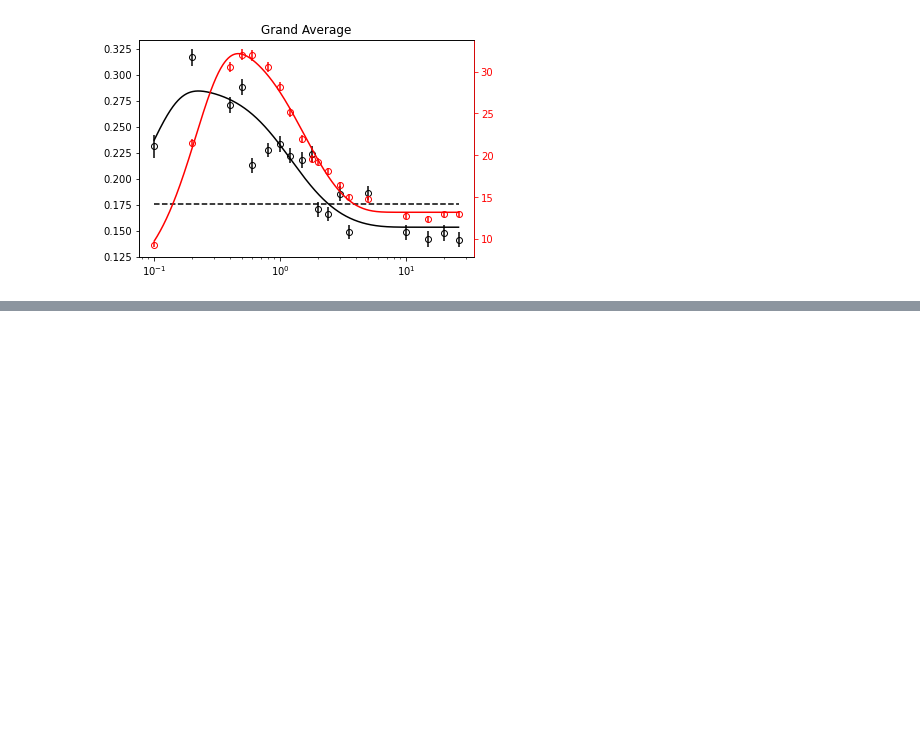
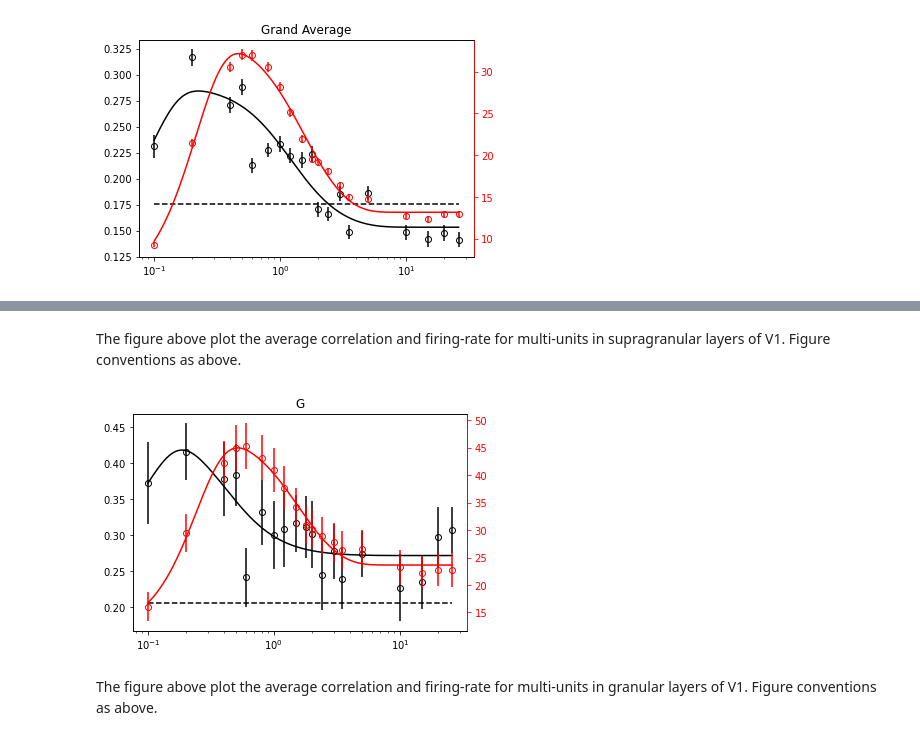
Before and after one commit to nurminenlab/variability-sizetuning-analysis, a Jupyter notebook: correlation-notebook-2022-01-20.ipynb, the cells around one changed output, grey strips where cells are left out. Drawn from its saved outputs; the diff is of its cells as text; code cells hidden in the pictures; blank space fills up the shorter version.

```diff
--- a/correlation-notebook-2022-01-20.ipynb
+++ b/correlation-notebook-2022-01-20.ipynb
@@ -145,0 +180,38 @@ The figure above plot the average correlation and firing-rate for all the 82 mul
+# %% [markdown]
+The figure above plot the average correlation and firing-rate for multi-units in supragranular layers of V1. Figure conventions as above.
+# %%
+# plot the average correlation and mean firing rate for granular layer units
+plt.figure(num='G')
+corrBSL_GG = params_df.groupby('layer_type')['gm_fit_correlation_BSL'].mean()['GG']
+ax4 = plt.subplot(1,1,1)
+ax4.title.set_text('G')
+ax4b = ax4.twinx()
+args = (diams_GG,rSC_mn_GG)
+bnds = np.array([[0.0001,0.0001,0,0,0],[30,30,100,100,None]]).T
+res  = basinhopping(cost_response,np.ones(5),minimizer_kwargs={'method': 'L-BFGS-B', 'args':args,'bounds':bnds},seed=1234)
+popt = res.x
+diams_tight = np.logspace(np.log10(diams_GG[0]),np.log10(diams_GG[-1]),1000)
+Chat = dalib.ROG(diams_tight,*popt)
+
+args = (diams_GG,gm_mn_GG)
+bnds = np.array([[0.0001,0.0001,0,0,0],[30,30,100,100,None]]).T
+res  = basinhopping(cost_response,np.ones(5),minimizer_kwargs={'method': 'L-BFGS-B', 'args':args,'bounds':bnds},seed=1234)
+popt = res.x
+diams_tight = np.logspace(np.log10(diams_GG[0]),np.log10(diams_GG[-1]),1000)
+Rhat = dalib.ROG(diams_tight,*popt)
+
+ax4.errorbar(diams_GG, rSC_mn_GG, yerr=rSC_SE_GG, fmt='ko', markerfacecolor='None')
+ax4b.errorbar(diams_GG, gm_mn_GG, yerr=gm_SE_GG, fmt='ro', markerfacecolor='None')
+ax4.plot(diams_tight,Chat, 'k-')
+ax4b.plot(diams_tight,Rhat, 'r-')
+ax4.plot([diams_GG[0], diams_GG[-1]], [corrBSL_GG, corrBSL_GG], 'k--')
+ax4.set_xscale('log')
+#ax4.set_yticks([0, 0.15, 0.3, 0.45])
+ax4.set_xticks([0.1, 1, 10])
+ax4b.spines['right'].set_color('red')
+ax4b.tick_params(axis='y',colors='red')
+ax4b.yaxis.label.set_color('red')
+# %% [output]
+[figure, added]
+# %% [markdown]
+The figure above plot the average correlation and firing-rate for multi-units in granular layers of V1. Figure conventions as above.
```
Also changed, not shown: parts of 2 cells of this notebook.
